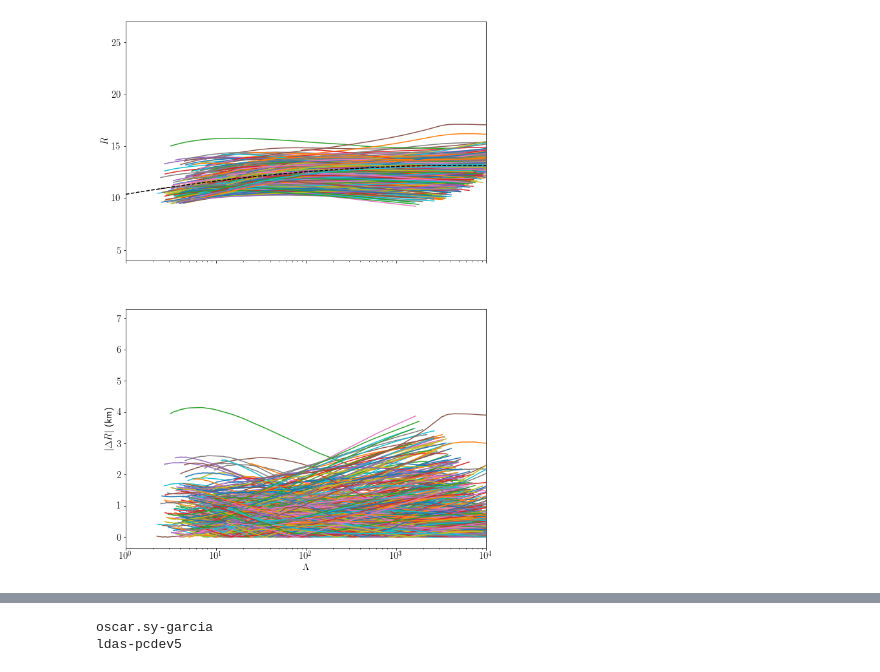
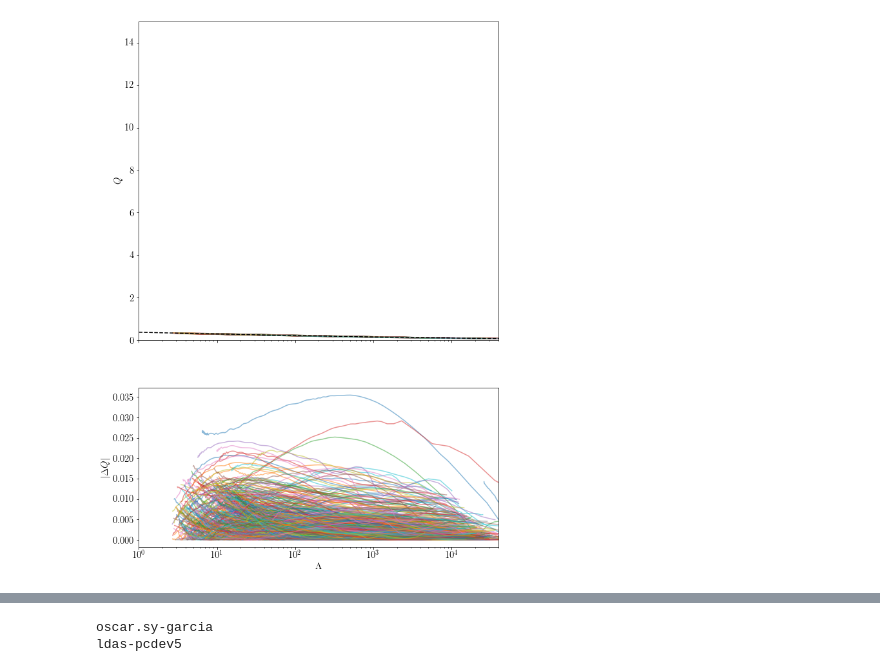
Before and after one commit to BOSyGarcia/Testing-NP-URs, a Jupyter notebook: UR_general.ipynb, the cells around one changed output, grey strips where cells are left out. Cells and saved outputs as stored; diff of their text form; code cells hidden in the pictures.

```diff
--- a/UR_general.ipynb
+++ b/UR_general.ipynb
@@ -12,4 +13,5 @@ import math
 # %%
+#calculates the ratio of pressure to density in the core of each neutron star model
 def alpha_core(eos_num, rhoc, draw_dir, eos_per_dir):
     eos = eos_num.astype(int)
     DRAWmod = eos//(eos_per_dir)
@@ -29,10 +31,11 @@ def alpha_core(eos_num, rhoc, draw_dir, eos_per_dir):
 
     return (Pc/ec)
 
+#collects and cleans all wanted data from any single EoS draw
 def single_file_DataGet(csv_path, args, functions):
     data = pd.read_csv(csv_path)
     max_idx = data['M'].idxmax() + 1
-    min_idx = np.where(data['M']>0.8)[0][0]
+    min_idx = np.where(data['M']>0.7)[0][0]
     data = data.iloc[range(min_idx, max_idx)]
 
     return([func(*[data[arg] for arg in args]) for func in functions], np.array(data['rhoc']))
@@ -198,0 +287,8 @@ SyntaxError: invalid syntax (2727798074.py, line 13)
+# %%
+fig, ax = plt.subplots(figsize=(10, 10))
+for i in range(n_eos//10):
+    ax.plot(Data[i,1], Data[i, 0]/1.477, alpha = 1)
+
+plt.rcParams.update({'font.size': 15})
+ax.set_xlabel(r'$R (km)$')
+ax.set_ylabel(r'$M (M_{\odot})$')
@@ -311,44 +375,48 @@ plt.savefig('C_vs_Lambda.pdf')
 # %%
 fs = (lambda x,i : np.log(x)**i)
 sig = np.full(200,1)
+test_lambda = np.geomspace(1, 100000, 200)
+sig = np.outer(np.reciprocal(logweights/avg_logweight),sig)
 
-solution = Prediction(Data, fs, 1, 2, 3, sig)
-alpha = solution.x
-delta = np.reshape(solution.fun, (n_eos, 200))
-print(solution)
+fig, axs = plt.subplots(2, figsize=(10, 15), gridspec_kw={'height_ratios': [2, 1]}, sharex=True)
 
-fig, axs = plt.subplots(2, figsize=(10, 15), sharex=True)
+# solution = Prediction_linear(Data, fs, 4, 2, 5, sig)
+# alpha = solution.x
+# delta = np.reshape(solution.fun, (n_eos, 200))
+# chi_2 = np.sum(delta**2, axis =1)
+# print(solution)
+# test_Q = np.exp(np.sum([alpha[i] * fs(test_lambda, i) for i in range(len(alpha))], axis=0))
+# axs[0].plot(test_lambda, test_Q, 'k--', zorder=10000)
 
-test_lambda = np.geomspace(1, 10000, 200)
-test_R = np.zeros(len(test_lambda))
-# for i in range(len(test_lambda)):
-#     test_C[i] = alpha[0] + (alpha[1] * (np.log(test_lambda[i]))) + (alpha[2] * (np.log(test_lambda[i]))**2)
-#     + (alpha[3] * (np.log(test_lambda[i]))**3) + (alpha[4] * (np.log(test_lambda[i]))**4)
+# alpha_para = [0.2093, 0.07404, 0.05382, -5.018e-3, 1.567e-4]
+# test_Q_para = np.zeros(len(test_lambda))
+# test_Q_para = np.exp(np.sum([alpha_para[i] * fs(test_lambda, i) for i in range(len(alpha))], axis=0))
+# axs[0].plot(test_lambda, test_Q_para, 'k-', zorder=10001)
 
-for i in range(len(test_lambda)):
-    test_R[i] = alpha[0] + alpha[1] * (np.log(test_lambda[i])) + alpha[2] * (np.log(test_lambda[i]))**2
-
-# print(test_I)
-# print(Data[np.random.choice(np.arange(len(Data))),3])
-
-axs[0].plot(test_lambda, test_R, 'k--', zorder=10000)
+x0 = [3.555, -2.122, 2.72, -1.491, 0.8644, -0.1428, -1.397]
+Q_Lambda_pred = Create_nl_Pred(1/5)
+func_Q_Lambda = lambda params : res(params, Data[:,2], Data[:,4], Q_Lambda_pred, sig, n_eos)
+sol_Q_Lambda = opt.least_squares(func_Q_Lambda, x0)
+print(sol_Q_Lambda)
+delta = np.reshape(sol_Q_Lambda.fun, (n_eos, 200))
+axs[0].plot(test_lambda, Q_Lambda_pred(sol_Q_Lambda.x, test_lambda), 'k--', zorder=1000)
 
 for i in range(n_eos):
-    axs[0].plot(Data[i,2], Data[i, 0]/Data[i,4])
-    axs[1].plot (Data[i,2], np.abs(delta[i]))
+    axs[0].plot(Data[i,2], Data[i,4],alpha = 0.5)
+    axs[1].plot (Data[i,2], np.abs(delta[i]), alpha = 0.5)
 
 plt.rcParams.update({'font.size': 15})
 
 for ax in axs:
     ax.set_xscale('log')
-    ax.set_xlim([1,10000])
+    ax.set_xlim([1,40000])
 
 axs[1].set(xlabel=r'$\Lambda$')
 
-axs[0].set(ylabel=r'$R$')
-axs[1].set(ylabel = r'$|\Delta R|$ (km)')
+axs[0].set(ylabel=r'$Q$')
+axs[1].set(ylabel = r'$|\Delta Q|$ ')
 
-axs[0].set_ylim([4,27])
+axs[0].set_ylim([0,15])
 
-plt.savefig('R_vs_Lambda.pdf')
+plt.savefig('Q_vs_Lambda_nl_fit_weighted.pdf')
 # %% [output]
@@ -365 +440 @@ plt.savefig('R_vs_Lambda.pdf')
-[figure, old version]
+[figure, new version]
```
Also changed, not shown: parts of 20 cells of this notebook.
